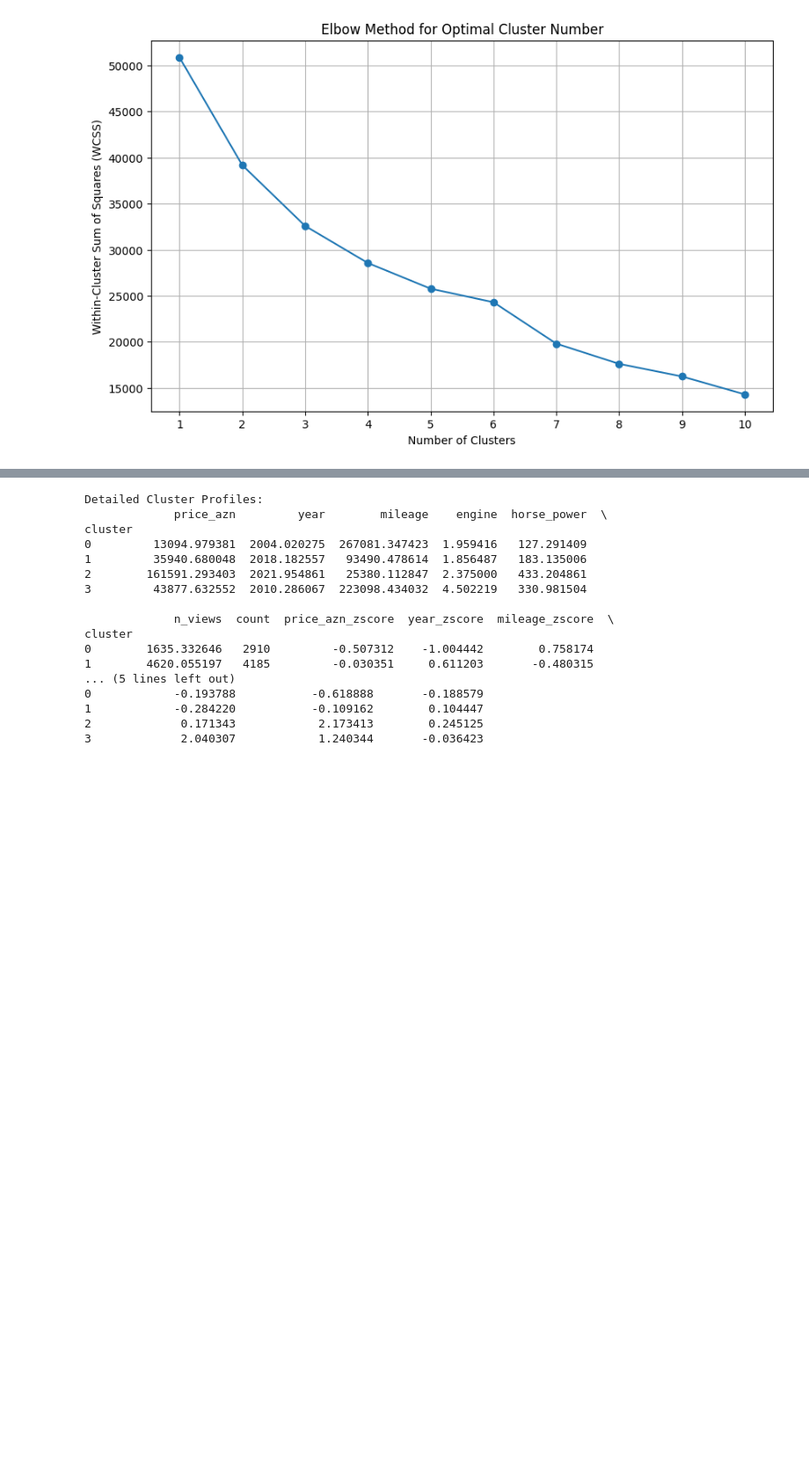
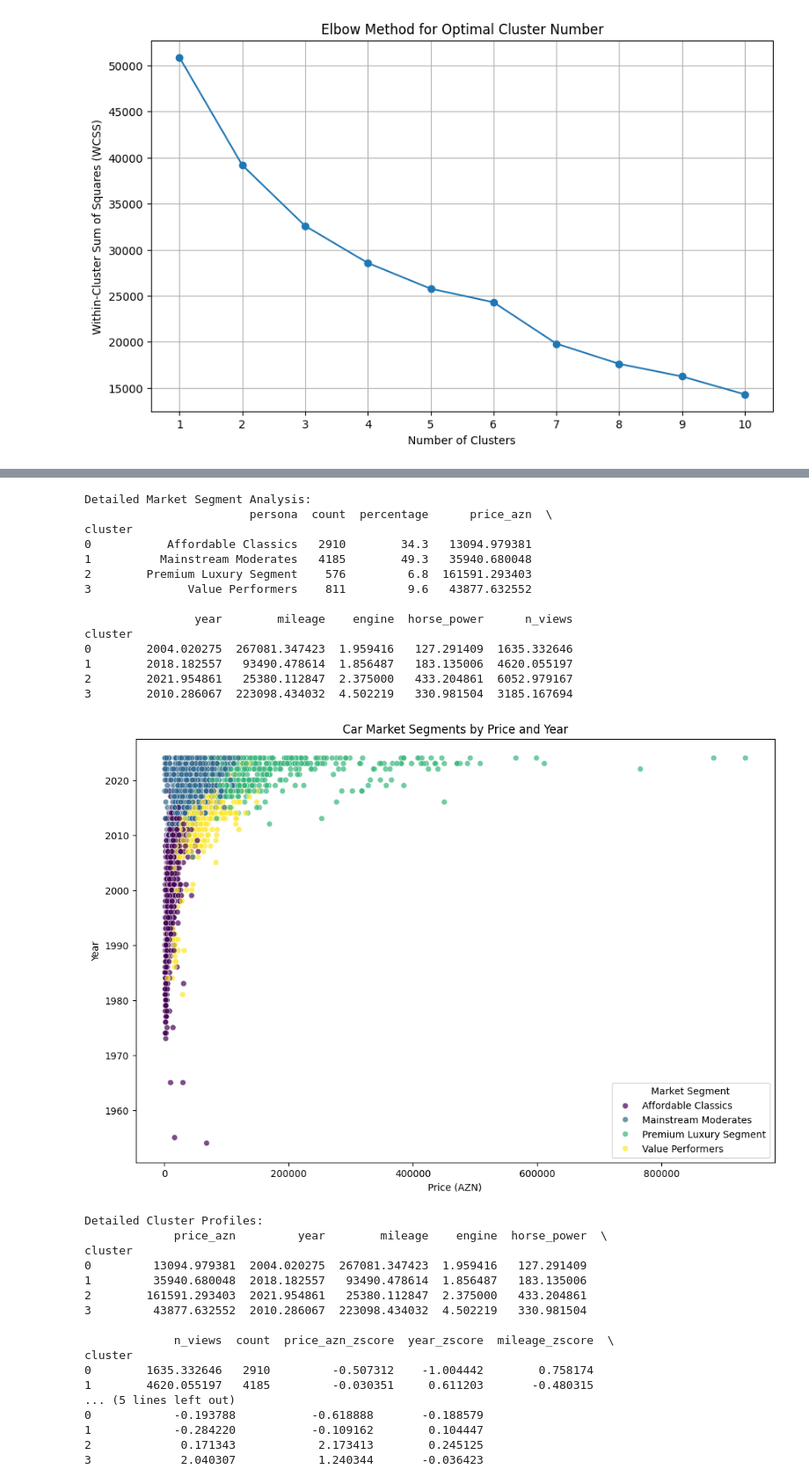
Before and after one commit to SadigMammadov/Turbo_Az_Clustering, a Jupyter notebook: kmeans.ipynb, the cells around one changed output, grey strips where cells are left out. Shown at 88% size. Cells and saved outputs as stored; diff of their text form; code cells hidden in the pictures; blank space fills up the shorter version.

Commit message:
New Personas are added to clusters

```diff
--- a/kmeans.ipynb
+++ b/kmeans.ipynb
@@ -39,6 +39,5 @@ optimal_clusters = 4
 kmeans = KMeans(n_clusters=optimal_clusters, init='k-means++', random_state=42)
 df['cluster'] = kmeans.fit_predict(X_scaled)
 
-# Add scaled features to dataframe for analysis
-for i, feature in enumerate(features):
-    df[f'scaled_{feature}'] = X_scaled[:, i]
+# Cluster statistics using original feature values
+cluster_stats = df.groupby('cluster')[features].mean()
@@ -83,3 +44,63 @@ cluster
+# %%
+# Define cluster personas based on characteristics
+cluster_personas = {
+    0: "Affordable Classics",
+    1: "Mainstream Moderates",
+    2: "Premium Luxury Segment",
+    3: "Value Performers"
+}
+
+# Map cluster numbers to persona names
+df['persona'] = df['cluster'].map(cluster_personas)
+
+# Visualize clusters with persona labels using ORIGINAL (non-standardized) values
+plt.figure(figsize=(12, 8))
+scatter = sns.scatterplot(
+    x='price_azn',  # Using original price
+    y='year',       # Using original year
+    hue='cluster',
+    palette='viridis',
+    data=df,
+    alpha=0.7
+)
+
+# Create legend with persona names instead of cluster numbers
+handles, labels = scatter.get_legend_handles_labels()
+new_labels = [f"{cluster_personas[int(label)]}" for label in labels]
+plt.legend(handles=handles, labels=new_labels, title="Market Segment", loc='lower right')
+
+plt.title('Car Market Segments by Price and Year')
+plt.xlabel('Price (AZN)')
+plt.ylabel('Year')
+
+# Create a more detailed summary table with personas
+summary = pd.DataFrame(cluster_stats)
+summary['count'] = df['cluster'].value_counts().sort_index()
+summary['percentage'] = (summary['count'] / len(df) * 100).round(1)
+summary['persona'] = [cluster_personas[i] for i in summary.index]
+
+# Reorder columns to put persona first
+cols = ['persona', 'count', 'percentage'] + features
+summary = summary[cols]
+
+print("\nDetailed Market Segment Analysis:")
+print(summary)
+# %% [output]
+Detailed Market Segment Analysis:
+                        persona  count  percentage      price_azn  \
+cluster
+0           Affordable Classics   2910        34.3   13094.979381
+1          Mainstream Moderates   4185        49.3   35940.680048
+2        Premium Luxury Segment    576         6.8  161591.293403
+3              Value Performers    811         9.6   43877.632552
+
+                year        mileage    engine  horse_power      n_views
+cluster
+0        2004.020275  267081.347423  1.959416   127.291409  1635.332646
+1        2018.182557   93490.478614  1.856487   183.135006  4620.055197
+2        2021.954861   25380.112847  2.375000   433.204861  6052.979167
+3        2010.286067  223098.434032  4.502219   330.981504  3185.167694
+[figure, added]
 # %%
 # Calculate mean values for each cluster
 cluster_profiles = df.groupby('cluster')[features].mean()
```
Also changed, not shown: parts of 2 cells of this notebook.
